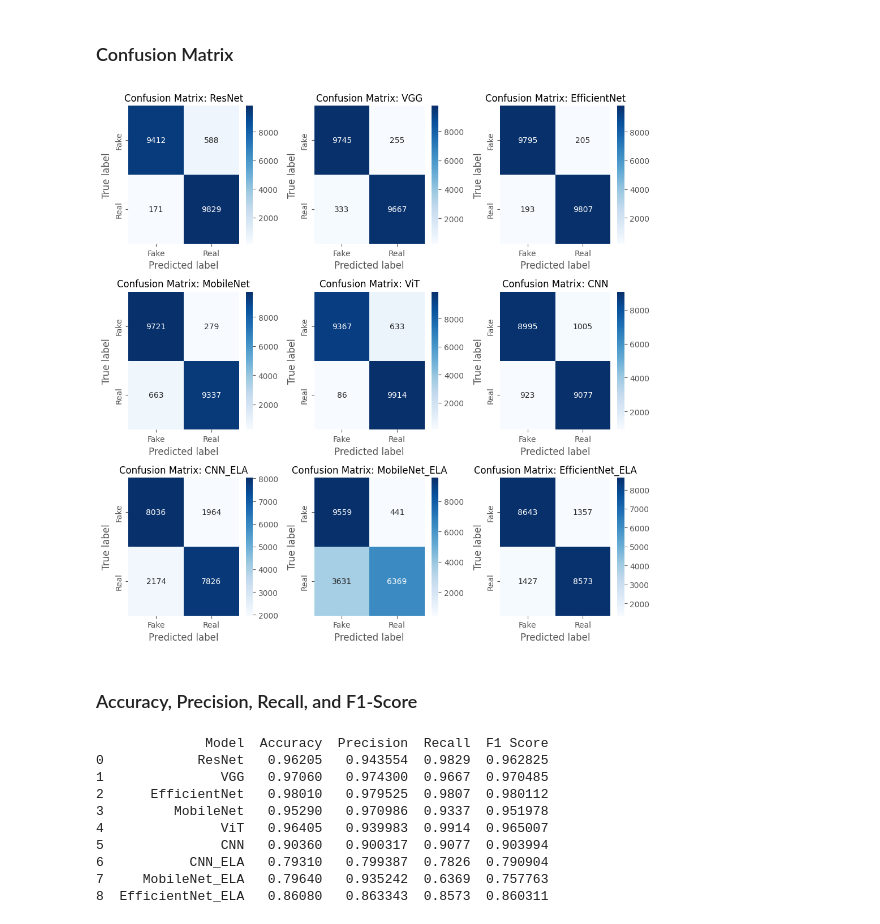
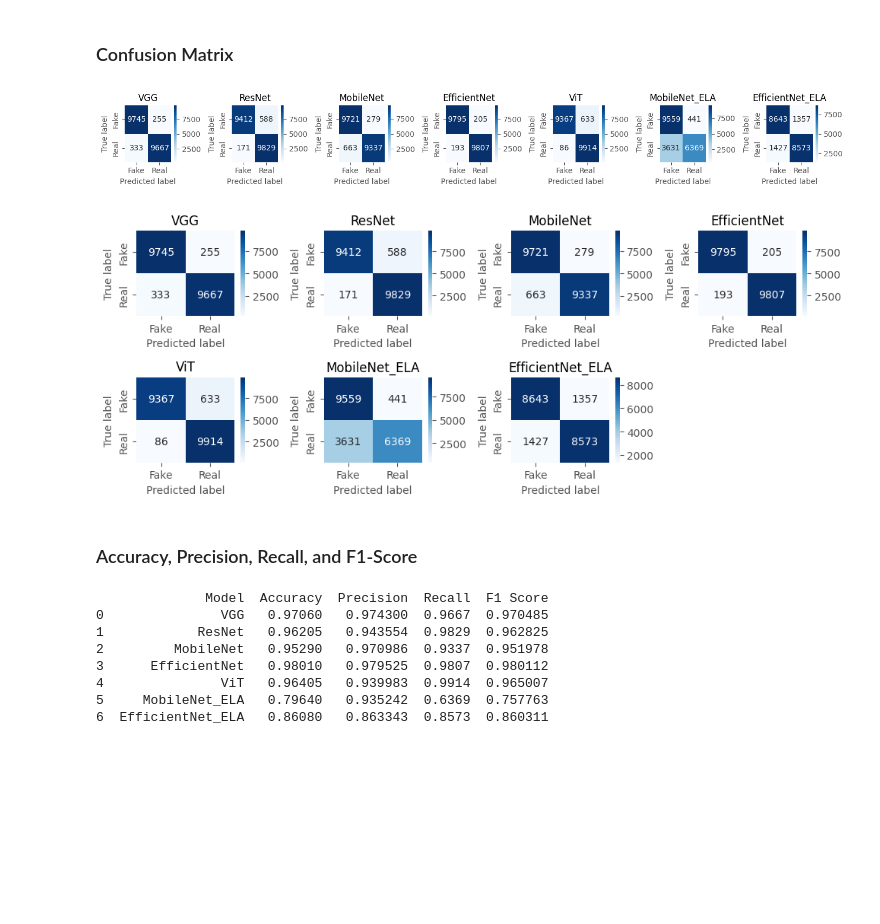
Before and after one commit to ashleylyh/COMP4471_AI_Image_Classification, a Jupyter notebook: model_compare.ipynb, the cells around one changed output. Drawn from its saved outputs; the diff is of its cells as text; code cells hidden in the pictures; blank space fills up the shorter version.

Commit message:
refine the code and add plot

```diff
--- a/model_compare.ipynb
+++ b/model_compare.ipynb
@@ -825,58 +837,83 @@ save_result_to_csv(y_true_eff_ela, y_pred_eff_ela, 'EfficientNet_ELA', './testin
 ## Visualization
 # %% [markdown]
 ### Confusion Matrix
+# %%
+fig, axs = plt.subplots(1, 7, figsize=(14, 2))  # 1 row, 7 columns
+
+model_names = ['VGG', 'ResNet', 'MobileNet', 'EfficientNet',
+               'ViT', 'MobileNet_ELA', 'EfficientNet_ELA']
+
+for j in range(7):
+    if j < len(model_names):  # Ensure we don't exceed available models
+        model_name = model_names[j]
+        plot_confusion_matrix(axs[j], f"./testing_result/{model_name}_result.csv", ['Fake', 'Real'], model_name)
+    else:
+        axs[j].axis('off')  # Turn off unused subplots (not necessary here since we have exactly 7 models)
+
+# Adjust layout
+plt.tight_layout()
+plt.show()
+# %% [output]
+[figure, added]
 # %%
 
 # Setup the figure and axes
-fig, axs = plt.subplots(3, 3, figsize=(10, 10))
+fig, axs = plt.subplots(2, 4, figsize=(10, 4))
 
-model_names = ['ResNet', 'VGG', 'EfficientNet', 'MobileNet', 'ViT',
-               'CNN', 'CNN_ELA', 'MobileNet_ELA', 'EfficientNet_ELA']
+model_names = ['VGG', 'ResNet', 'MobileNet', 'EfficientNet', 'ViT',
+             'MobileNet_ELA', 'EfficientNet_ELA']
 
-for i in range(3):
-    for j in range(3):
-        if i * 3 + j < len(model_names):  # Ensure we don't exceed available models
-            model_name = model_names[i * 3 + j]
+for i in range(2):
+    for j in range(4):
+        index = i * 4 + j  # Calculate the index
+        if index < len(model_names):  # Ensure we don't exceed available models
+            model_name = model_names[index]
             plot_confusion_matrix(axs[i, j], f"./testing_result/{model_name}_result.csv", ['Fake', 'Real'], model_name)
+        else:
+            axs[i, j].axis('off')  # Turn off unused subplots
+
+        # if i * 2 + j < len(model_names):  # Ensure we don't exceed available models
+        #     print(model_names[i * 2 + j])
+        #     model_name = model_names[i * 2 + j]
+        #     plot_confusion_matrix(axs[i, j], f"./testing_result/{model_name}_result.csv", ['Fake', 'Real'], model_name)
 
 # Adjust layout
 plt.tight_layout()
 plt.show()
 # %% [output]
-[figure, old version]
+[figure, new version]
 # %% [markdown]
 ### Accuracy, Precision, Recall, and F1-Score
 # %%
+vgg_acc, vgg_precision, vgg_recall, vgg_f1 = calculate_metrics('./testing_result/VGG_result.csv', 'VGG')
 resnet_acc, resnet_precision, resnet_recall, resnet_f1 = calculate_metrics('./testing_result/ResNet_result.csv', 'ResNet')
-vgg_acc, vgg_precision, vgg_recall, vgg_f1 = calculate_metrics('./testing_result/VGG_result.csv', 'VGG')
+mobile_acc, mobile_precision, mobile_recall, mobile_f1 = calculate_metrics('./testing_result/MobileNet_result.csv', 'MobileNet')
 eff_acc, eff_precision, eff_recall, eff_f1 = calculate_metrics('./testing_result/EfficientNet_result.csv', 'EfficientNet')
-mobile_acc, mobile_precision, mobile_recall, mobile_f1 = calculate_metrics('./testing_result/MobileNet_result.csv', 'MobileNet')
 vit_acc, vit_precision, vit_recall, vit_f1 = calculate_metrics('./testing_result/ViT_result.csv', 'Vision Transformer')
-cnn_acc, cnn_precision, cnn_recall, cnn_f1 = calculate_metrics('./testing_result/CNN_result.csv', 'CNN')
-cnn_ela_acc, cnn_ela_precision, cnn_ela_recall, cnn_ela_f1 = calculate_metrics('./testing_result/CNN_ELA_result.csv', 'ELA+CNN')
 mobilenet_ela_acc, mobilenet_ela_precision, mobilenet_ela_recall, mobilenet_ela_f1 = calculate_metrics('./testing_result/MobileNet_ELA_result.csv', 'ELA+MobileNet')
 eff_ela_acc, eff_ela_precision, eff_ela_recall, eff_ela_f1 = calculate_metrics('./testing_result/EfficientNet_ELA_result.csv', 'ELA+EfficientNet')
 
 # Create a DataFrame
 metrics_df = pd.DataFrame({
-    'Model': ['ResNet', 'VGG', 'EfficientNet', 'MobileNet', 'ViT', 'CNN', 'CNN_ELA', 'MobileNet_ELA', 'EfficientNet_ELA'],
-    'Accuracy': [resnet_acc, vgg_acc, eff_acc, mobile_acc, vit_acc, cnn_acc, cnn_ela_acc, mobilenet_ela_acc, eff_ela_acc],
-    'Precision': [resnet_precision, vgg_precision, eff_precision, mobile_precision, vit_precision, cnn_precision, cnn_ela_precision, mobilenet_ela_precision, eff_ela_precision],
-    'Recall': [resnet_recall, vgg_recall, eff_recall, mobile_recall, vit_recall, cnn_recall, cnn_ela_recall, mobilenet_ela_recall, eff_ela_recall],
-    'F1 Score': [resnet_f1, vgg_f1, eff_f1, mobile_f1, vit_f1, cnn_f1, cnn_ela_f1, mobilenet_ela_f1, eff_ela_f1]
+    'Model': ['VGG', 'ResNet', 'MobileNet', 'EfficientNet', 'ViT', 'MobileNet_ELA', 'EfficientNet_ELA'],
+    'Accuracy': [vgg_acc, resnet_acc, mobile_acc, eff_acc, vit_acc, mobilenet_ela_acc, eff_ela_acc],
+    'Precision': [vgg_precision, resnet_precision, mobile_precision, eff_precision, vit_precision,mobilenet_ela_precision, eff_ela_precision],
+    'Recall': [vgg_recall, resnet_recall, mobile_recall, eff_recall, vit_recall, mobilenet_ela_recall, eff_ela_recall],
+    'F1 Score': [vgg_f1, resnet_f1, mobile_f1, eff_f1, vit_f1, mobilenet_ela_f1, eff_ela_f1]
 })
 
 # Display the DataFrame
 print(metrics_df)
+
+# Save the DataFrame to a CSV file
+metrics_df.to_csv('./testing_result/metrics.csv', index=False)
 # %% [output]
               Model  Accuracy  Precision  Recall  F1 Score
-0            ResNet   0.96205   0.943554  0.9829  0.962825
-1               VGG   0.97060   0.974300  0.9667  0.970485
-2      EfficientNet   0.98010   0.979525  0.9807  0.980112
-3         MobileNet   0.95290   0.970986  0.9337  0.951978
+0               VGG   0.97060   0.974300  0.9667  0.970485
+1            ResNet   0.96205   0.943554  0.9829  0.962825
+2         MobileNet   0.95290   0.970986  0.9337  0.951978
+3      EfficientNet   0.98010   0.979525  0.9807  0.980112
 4               ViT   0.96405   0.939983  0.9914  0.965007
-5               CNN   0.90360   0.900317  0.9077  0.903994
-6           CNN_ELA   0.79310   0.799387  0.7826  0.790904
-7     MobileNet_ELA   0.79640   0.935242  0.6369  0.757763
-8  EfficientNet_ELA   0.86080   0.863343  0.8573  0.860311
+5     MobileNet_ELA   0.79640   0.935242  0.6369  0.757763
+6  EfficientNet_ELA   0.86080   0.863343  0.8573  0.860311
 # %%
```
Also changed, not shown: parts of 50 cells of this notebook, 4 other files.
